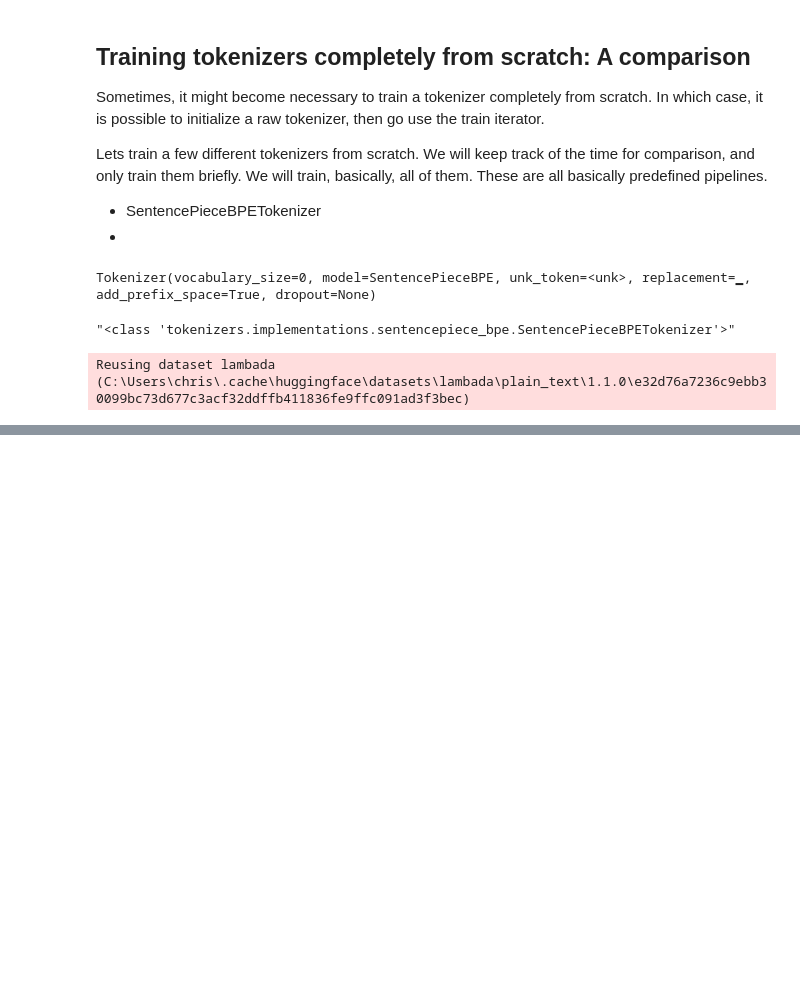
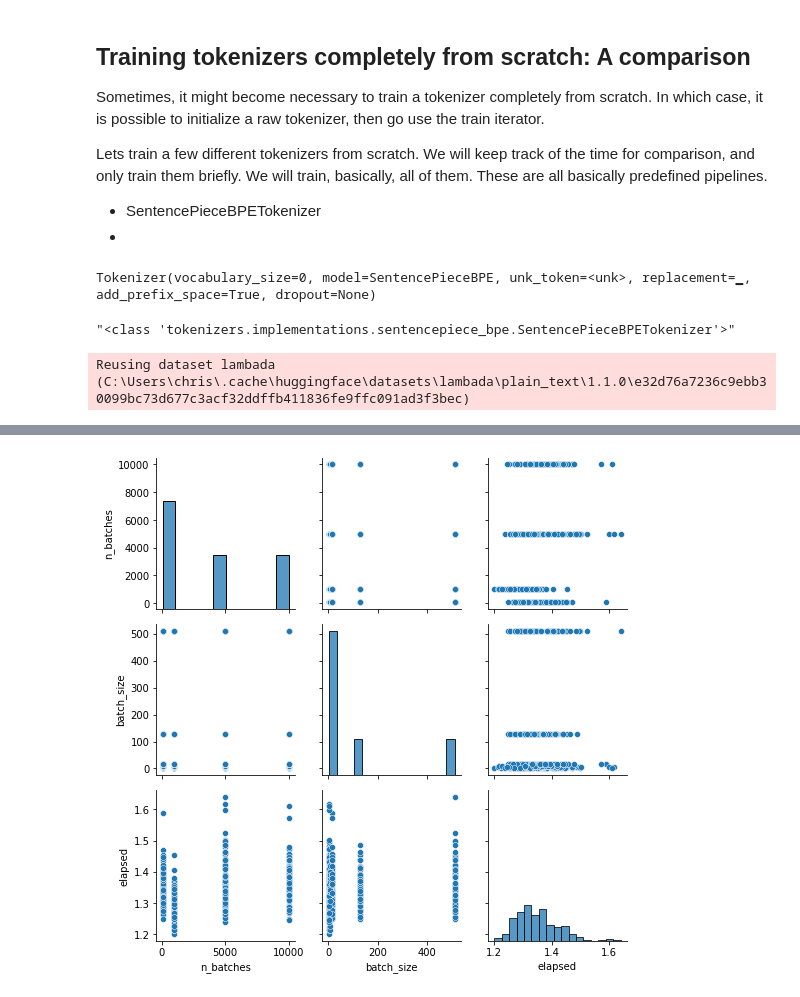
Before and after one commit to smithblack-0/qa, a Jupyter notebook: Documentation/HuggingFaceTokenizers.ipynb, the cells around one changed output, grey strips where cells are left out. Cells and saved outputs as stored; diff of their text form; code cells hidden in the pictures; blank space fills up the shorter version.

```diff
--- a/Documentation/HuggingFaceTokenizers.ipynb
+++ b/Documentation/HuggingFaceTokenizers.ipynb
@@ -344,8 +344,8 @@ Reusing dataset lambada (C:\Users\chris\.cache\huggingface\datasets\lambada\plai
 # %%
 #Define our examination parameters
 
-n_batches = [100, 1000, 2000]
-batch_sizes = [2, 4, 8, 16]
+n_batches = [100, 1000, 5000, 10000]
+batch_sizes = [2, 4, 8, 16, 128, 512]
 tokenizers = [SentencePieceBPETokenizer,
               CharBPETokenizer,
               SentencePieceUnigramTokenizer,
@@ -406,0 +407,8 @@ training tokenizer: number 100, batch 2, token <class 'tokenizers.implementation
+# %%
+# Analyze this a little with some pandas frames
+
+import pandas as pd
+df = pd.DataFrame(statistics)
+df['tokenizer'] = df['tokenizer'].apply(lambda x : x.split(".")[-1])
+df = df.drop('tkn', axis=1)
+df
@@ -406,0 +429,11 @@ training tokenizer: number 100, batch 2, token <class 'tokenizers.implementation
+# %%
+#Use seaborn to example behavior
+import seaborn as sns
+from matplotlib import pyplot as plt
+
+pg = sns.PairGrid(data=df)
+pg.map_diag(sns.histplot)
+pg.map_offdiag(sns.scatterplot)
+plt.show()
+# %% [output]
+[figure, added]
```
Also changed, not shown: parts of 2 cells of this notebook.
